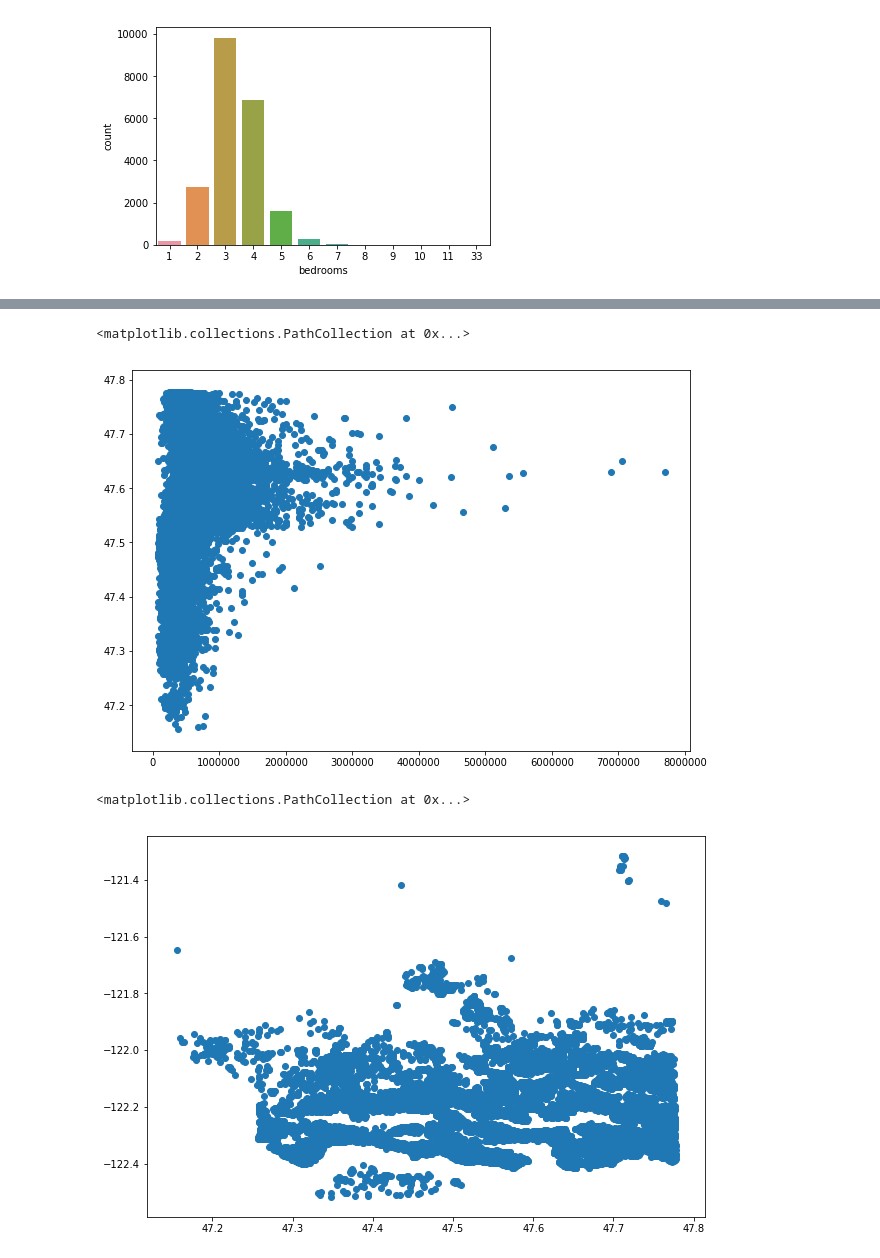
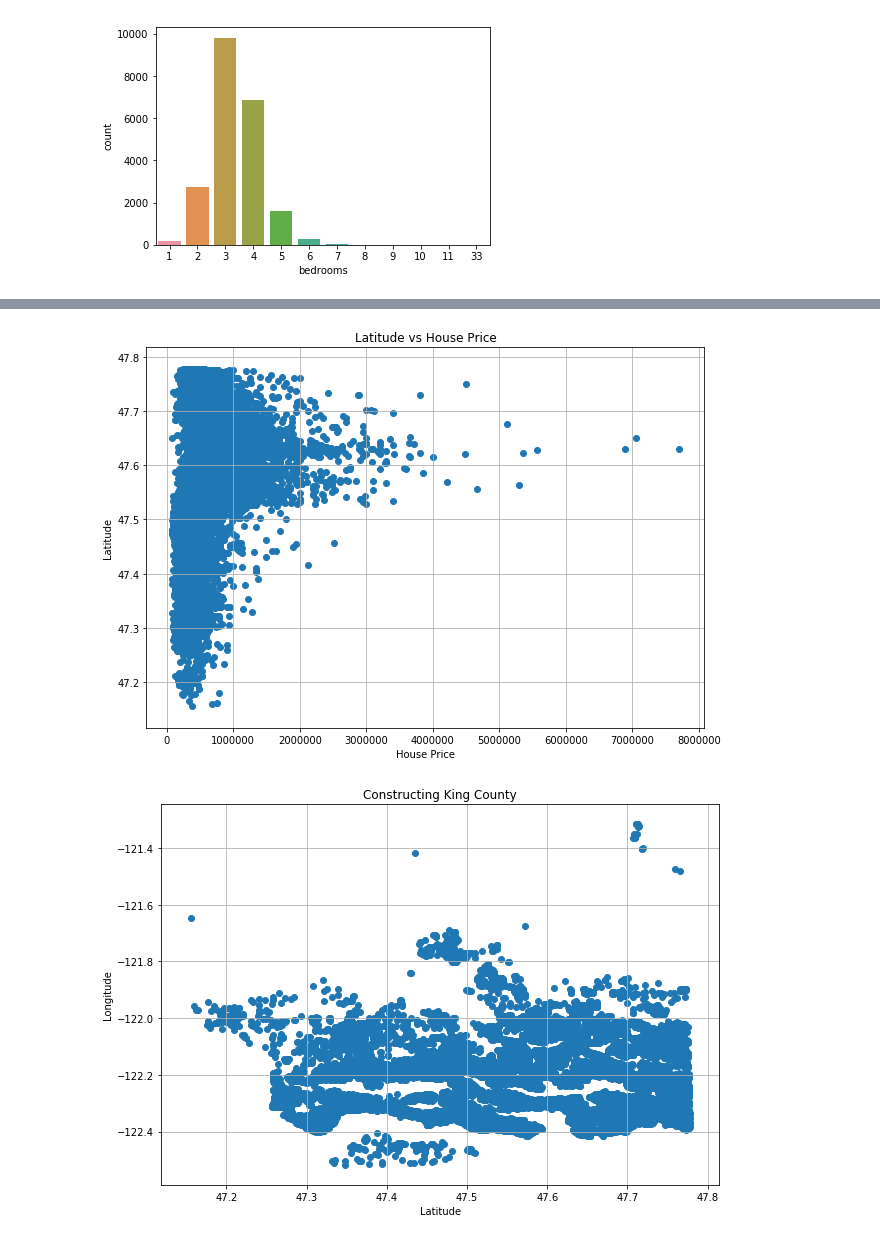
Before and after one commit to debajyoti94/House_price_prediction, a Jupyter notebook: notebooks/House_Pricing_EDA.ipynb, the cells around one changed output, grey strips where cells are left out. Cells and saved outputs as stored; diff of their text form; code cells hidden in the pictures.

```diff
--- a/notebooks/House_Pricing_EDA.ipynb
+++ b/notebooks/House_Pricing_EDA.ipynb
@@ -116,12 +124,20 @@ plt.scatter(x='price',y='long', data=housing_df)
 # %%
 plt.figure(figsize=(10,7))
+plt.title('Latitude vs House Price')
+plt.grid()
+plt.xlabel('House Price')
+plt.ylabel('Latitude')
 plt.scatter(x='price',y='lat', data=housing_df)
+plt.savefig('../plots/house_price_vs_latitude.png')
 # %% [output]
-<matplotlib.collections.PathCollection at 0x...>
-[figure, old version]
+[figure, new version]
 # %%
 plt.figure(figsize=(10,7))
+plt.title('Constructing King County')
+plt.grid()
+plt.xlabel('Latitude')
+plt.ylabel('Longitude')
 plt.scatter(x='lat',y='long', data=housing_df)
+plt.savefig('../plots/Lat_long_king_county.png')
 # %% [output]
-<matplotlib.collections.PathCollection at 0x...>
-[figure, old version]
+[figure, new version]
```
Also changed, not shown: parts of 14 cells of this notebook.
